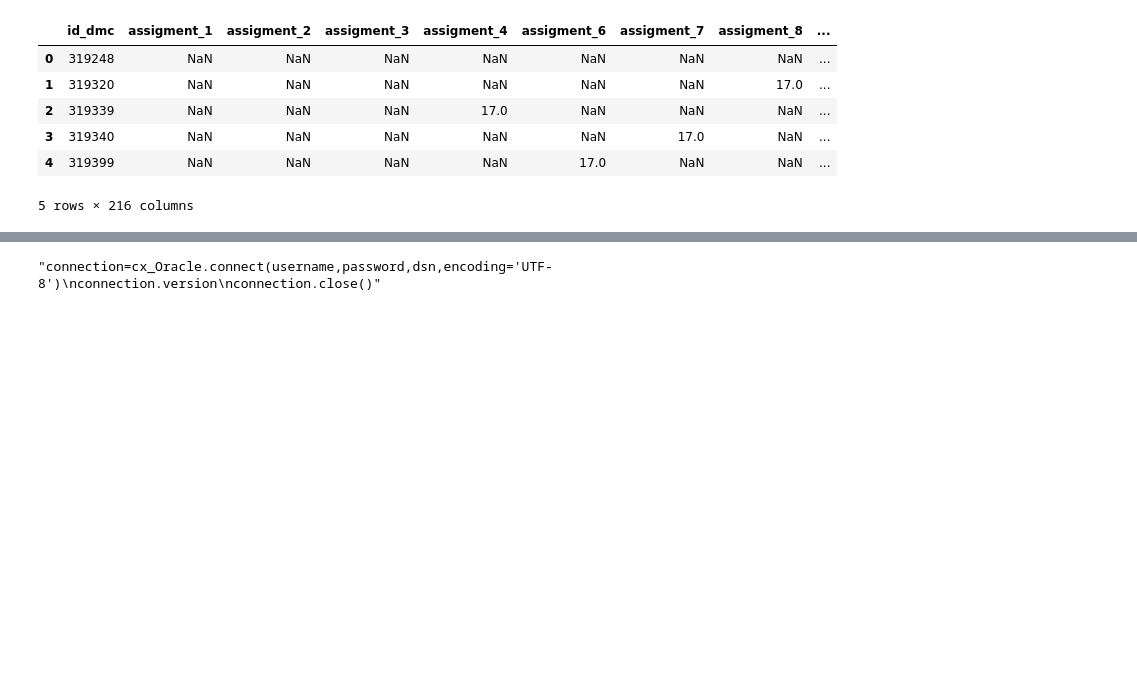
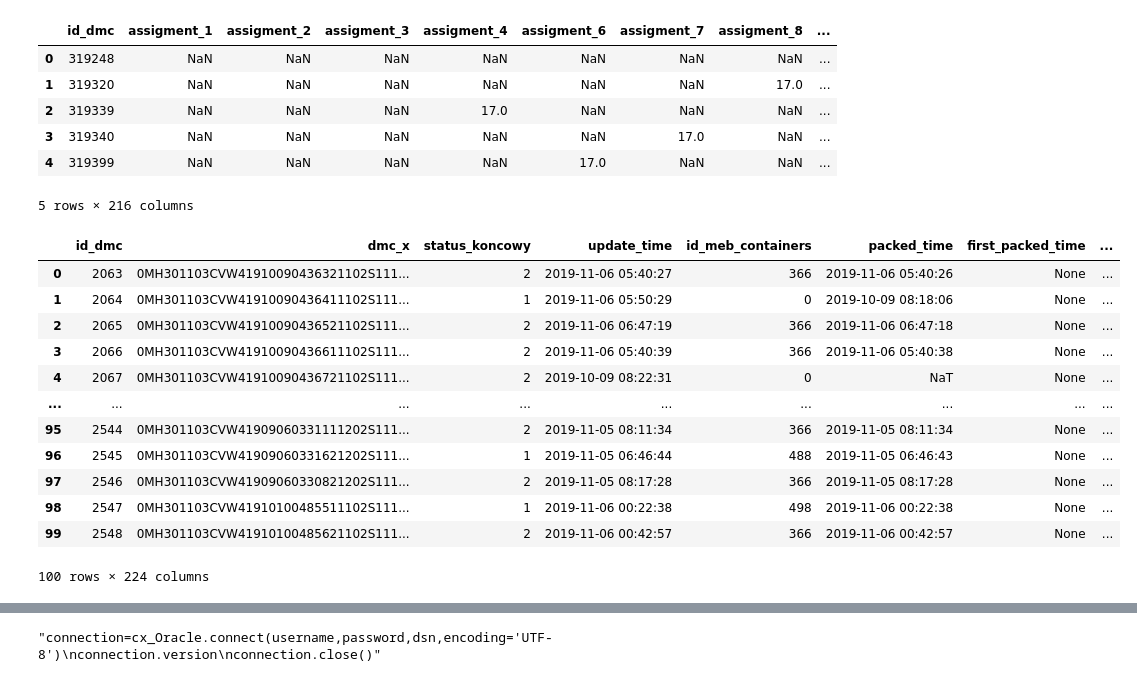
Before and after one commit to kubas99x/predict_quality_of_car_parts, a Jupyter notebook: src/oracle_connection.ipynb, the cells around one changed output, grey strips where cells are left out. Cells and saved outputs as stored; diff of their text form; code cells hidden in the pictures; blank space fills up the shorter version.

```diff
--- a/src/oracle_connection.ipynb
+++ b/src/oracle_connection.ipynb
@@ -54,3 +58,21 @@ oni_circuits.head()
 | 3 | 319340 | NaN | NaN | NaN | NaN | NaN | 17.0 | NaN | ... |
 | 4 | 319399 | NaN | NaN | NaN | NaN | 17.0 | NaN | NaN | ... |
 5 rows × 216 columns
+# %%
+data['MEB_DMC'] = data['MEB_DMC'].merge(oni_circuits, on='id_dmc', how='left')
+data['MEB_DMC'].pop('timestamp')
+data['MEB_DMC']
+# %% [output]
+|  | id_dmc | dmc_x | status_koncowy | update_time | id_meb_containers | packed_time | first_packed_time | ... |
+| 0 | 2063 | 0MH301103CVW41910090436321102S111... | 2 | 2019-11-06 05:40:27 | 366 | 2019-11-06 05:40:26 | None | ... |
+| 1 | 2064 | 0MH301103CVW41910090436411102S111... | 1 | 2019-11-06 05:50:29 | 0 | 2019-10-09 08:18:06 | None | ... |
+| 2 | 2065 | 0MH301103CVW41910090436521102S111... | 2 | 2019-11-06 06:47:19 | 366 | 2019-11-06 06:47:18 | None | ... |
+| 3 | 2066 | 0MH301103CVW41910090436611102S111... | 2 | 2019-11-06 05:40:39 | 366 | 2019-11-06 05:40:38 | None | ... |
+| 4 | 2067 | 0MH301103CVW41910090436721102S111... | 2 | 2019-10-09 08:22:31 | 0 | NaT | None | ... |
+| ... | ... | ... | ... | ... | ... | ... | ... | ... |
+| 95 | 2544 | 0MH301103CVW41909060331111202S111... | 2 | 2019-11-05 08:11:34 | 366 | 2019-11-05 08:11:34 | None | ... |
+| 96 | 2545 | 0MH301103CVW41909060331621202S111... | 1 | 2019-11-05 06:46:44 | 488 | 2019-11-05 06:46:43 | None | ... |
+| 97 | 2546 | 0MH301103CVW41909060330821202S111... | 2 | 2019-11-05 08:17:28 | 366 | 2019-11-05 08:17:28 | None | ... |
+| 98 | 2547 | 0MH301103CVW41910100485511102S111... | 1 | 2019-11-06 00:22:38 | 498 | 2019-11-06 00:22:38 | None | ... |
+| 99 | 2548 | 0MH301103CVW41910100485621102S111... | 2 | 2019-11-06 00:42:57 | 366 | 2019-11-06 00:42:57 | None | ... |
+100 rows × 224 columns
```
Also changed, not shown: parts of 3 cells of this notebook.
